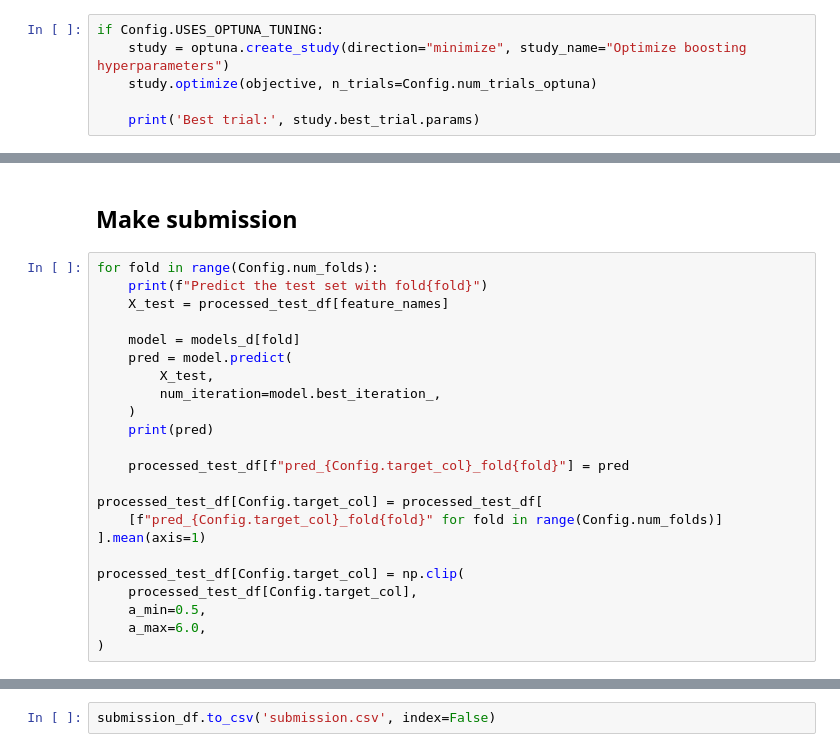
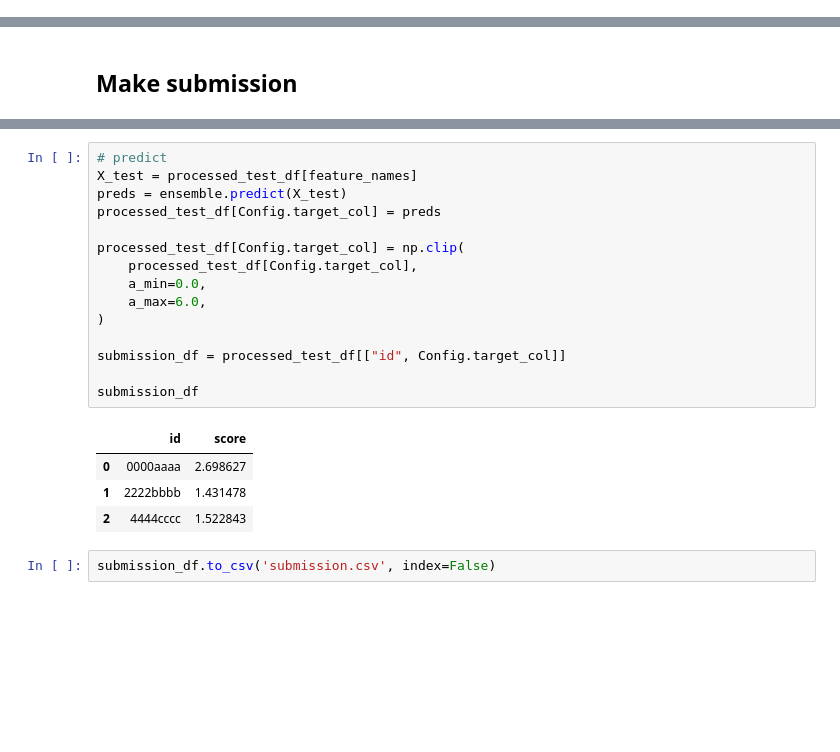
Before and after one commit to tmp-friends/linking-writing-processes-to-writing-quality, a Jupyter notebook: linking-writing-processes-to-writing-quality.ipynb, the cells around one changed output, grey strips where cells are left out. Saved outputs shown, nothing was run; the diff lists cells and outputs as text; blank space fills up the shorter version.

Commit message:
Version 23 - fix: error(model x 2)

```diff
--- a/linking-writing-processes-to-writing-quality.ipynb
+++ b/linking-writing-processes-to-writing-quality.ipynb
@@ -1121,8 +1099,2 @@ def objective(trial, data=X, target=Y):
-# %%
-if Config.USES_OPTUNA_TUNING:
-    study = optuna.create_study(direction="minimize", study_name="Optimize boosting hyperparameters")
-    study.optimize(objective, n_trials=Config.num_trials_optuna)
-
-    print('Best trial:', study.best_trial.params)
 # %% [markdown]
 ## Training
@@ -1264,25 +1447,2 @@ CV RMSE:  0.6132634422987725
 # %% [markdown]
 ## Make submission
-# %%
-for fold in range(Config.num_folds):
-    print(f"Predict the test set with fold{fold}")
-    X_test = processed_test_df[feature_names]
-
-    model = models_d[fold]
-    pred = model.predict(
-        X_test,
-        num_iteration=model.best_iteration_,
-    )
-    print(pred)
-
-    processed_test_df[f"pred_{Config.target_col}_fold{fold}"] = pred
-
-processed_test_df[Config.target_col] = processed_test_df[
-    [f"pred_{Config.target_col}_fold{fold}" for fold in range(Config.num_folds)]
-].mean(axis=1)
-
-processed_test_df[Config.target_col] = np.clip(
-    processed_test_df[Config.target_col],
-    a_min=0.5,
-    a_max=6.0,
-)
@@ -1318,3 +1449,23 @@ submission_df
+# %%
+# predict
+X_test = processed_test_df[feature_names]
+preds = ensemble.predict(X_test)
+processed_test_df[Config.target_col] = preds
+
+processed_test_df[Config.target_col] = np.clip(
+    processed_test_df[Config.target_col],
+    a_min=0.0,
+    a_max=6.0,
+)
+
+submission_df = processed_test_df[["id", Config.target_col]]
+
+submission_df
+# %% [output]
+|  | id | score |
+| 0 | 0000aaaa | 2.698627 |
+| 1 | 2222bbbb | 1.431478 |
+| 2 | 4444cccc | 1.522843 |
 # %%
 submission_df.to_csv('submission.csv', index=False)
 # %% [markdown]
```
Also changed, not shown: parts of 28 cells of this notebook.
